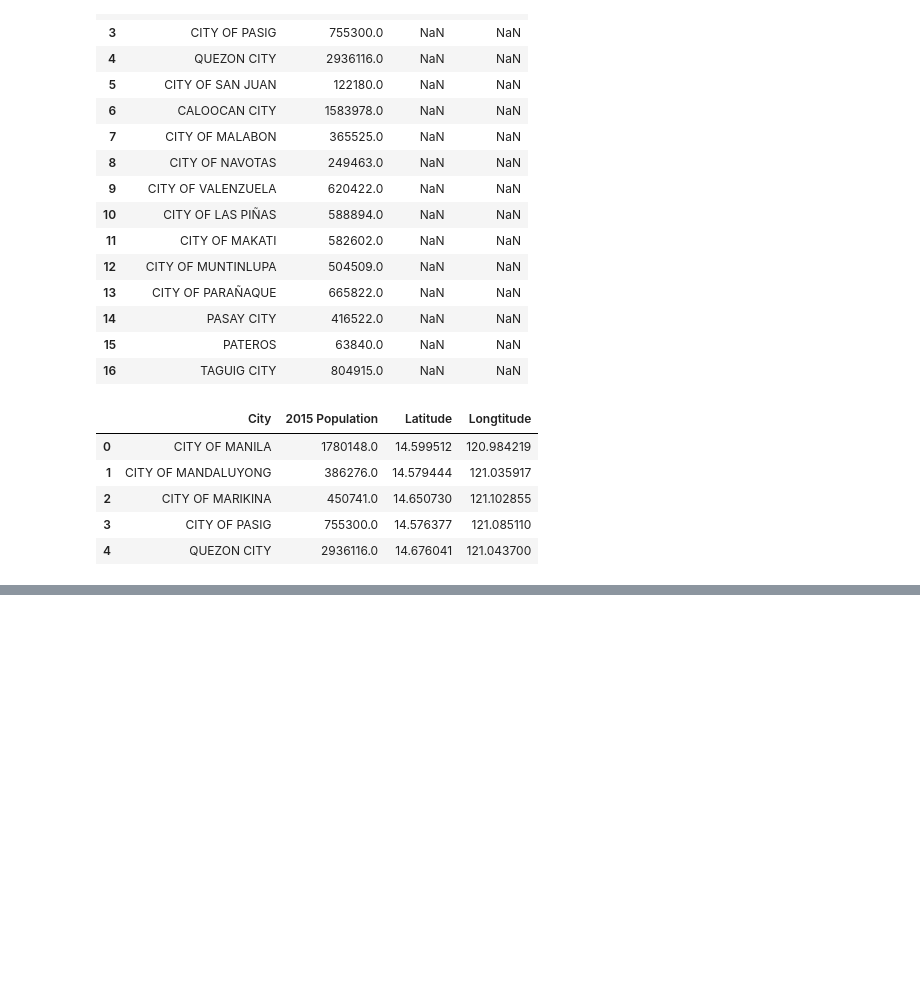
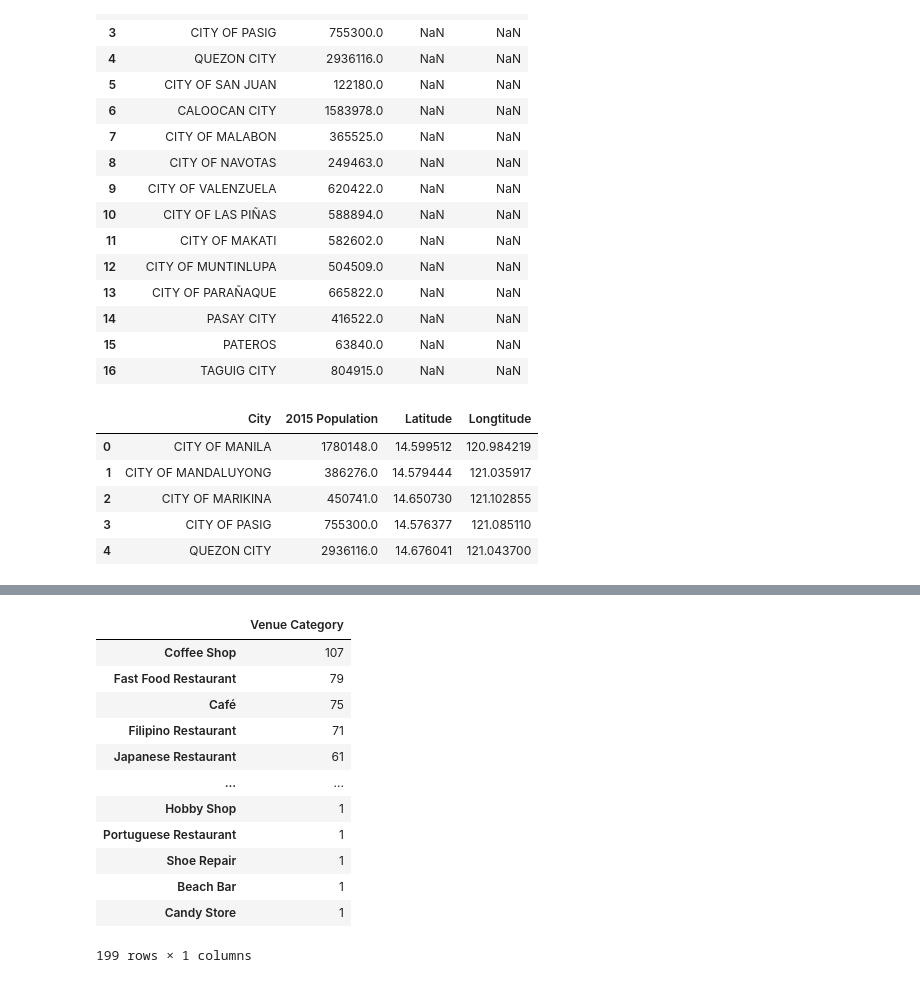
Before and after one commit to kjfjose/Coursera_Capstone, a Jupyter notebook: Coursera_Final_Capstone.ipynb, the cells around one changed output, grey strips where cells are left out. Drawn from its saved outputs; the diff is of its cells as text; code cells hidden in the pictures; blank space fills up the shorter version.

```diff
--- a/Coursera_Final_Capstone.ipynb
+++ b/Coursera_Final_Capstone.ipynb
@@ -268,0 +268,2 @@ There are 176 uniques categories.
+# %%
+NCR_venue_cat = NCR_venues['Venue Category'].value_counts().to_frame()
@@ -268,0 +273,16 @@ There are 176 uniques categories.
+# %%
+NCR_venue_cat
+# %% [output]
+|  | Venue Category |
+| Coffee Shop | 107 |
+| Fast Food Restaurant | 79 |
+| Café | 75 |
+| Filipino Restaurant | 71 |
+| Japanese Restaurant | 61 |
+| ... | ... |
+| Hobby Shop | 1 |
+| Portuguese Restaurant | 1 |
+| Shoe Repair | 1 |
+| Beach Bar | 1 |
+| Candy Store | 1 |
+199 rows × 1 columns
```
Also changed, not shown: parts of 7 cells of this notebook.
